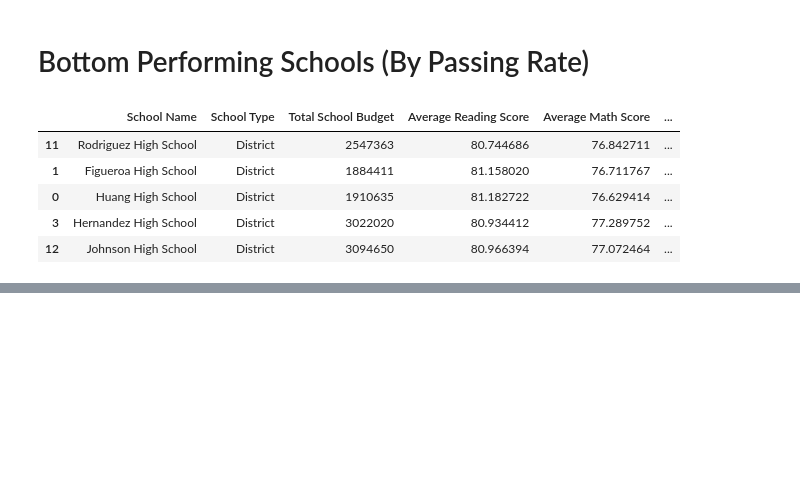
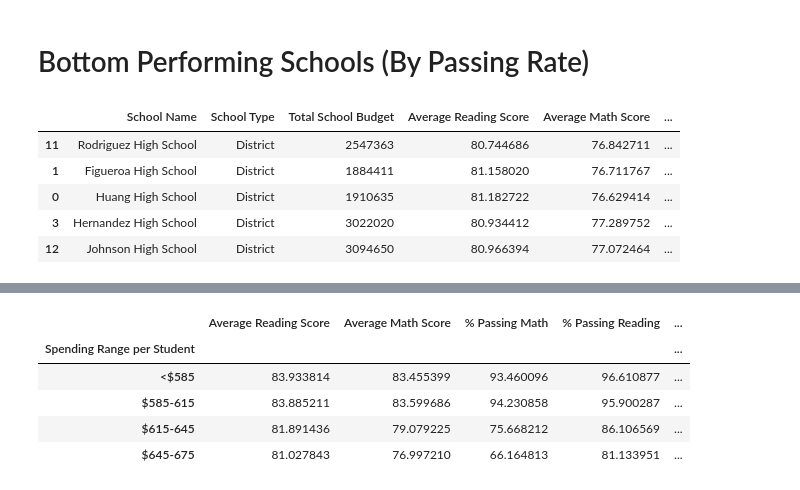
Before and after one commit to jherberg462/Pandas-challenge, a Jupyter notebook: PyCitySchools/main.ipynb, the cells around one changed output, grey strips where cells are left out. Saved outputs shown, nothing was run; the diff lists cells and outputs as text; code cells hidden in the pictures; blank space fills up the shorter version.

```diff
--- a/PyCitySchools/main.ipynb
+++ b/PyCitySchools/main.ipynb
@@ -122,0 +235,24 @@ school_bottom_pass.head(5)
+# %%
+spending_bins = [0, 585, 615, 645, 675] #create bins
+spending_labels = ["<$585", "$585-615", "$615-645", "$645-675"] #create label for each bin
+#copy df
+score_by_school_spending = school_summary
+#add bins column
+score_by_school_spending['Spending Range per Student'] = pd.cut(score_by_school_spending['Per Student Budget'],
+                                                               spending_bins, labels=spending_labels)
+#drop unnecessary columns
+score_by_school_spending = score_by_school_spending.drop(['Total School Budget', 'Total Students', 'Per Student Budget'], axis=1)
+
+#group by the bins, and find the average of each metric
+score_by_school_spending = score_by_school_spending.groupby('Spending Range per Student').mean()
+
+#convert into a df
+score_by_school_spending = pd.DataFrame(score_by_school_spending)
+score_by_school_spending.head()
+# %% [output]
+|  | Average Reading Score | Average Math Score | % Passing Math | % Passing Reading | ... |
+| Spending Range per Student |  |  |  |  | ... |
+| <$585 | 83.933814 | 83.455399 | 93.460096 | 96.610877 | ... |
+| $585-615 | 83.885211 | 83.599686 | 94.230858 | 95.900287 | ... |
+| $615-645 | 81.891436 | 79.079225 | 75.668212 | 86.106569 | ... |
+| $645-675 | 81.027843 | 76.997210 | 66.164813 | 81.133951 | ... |
```
Also changed, not shown: parts of 7 cells of this notebook.
